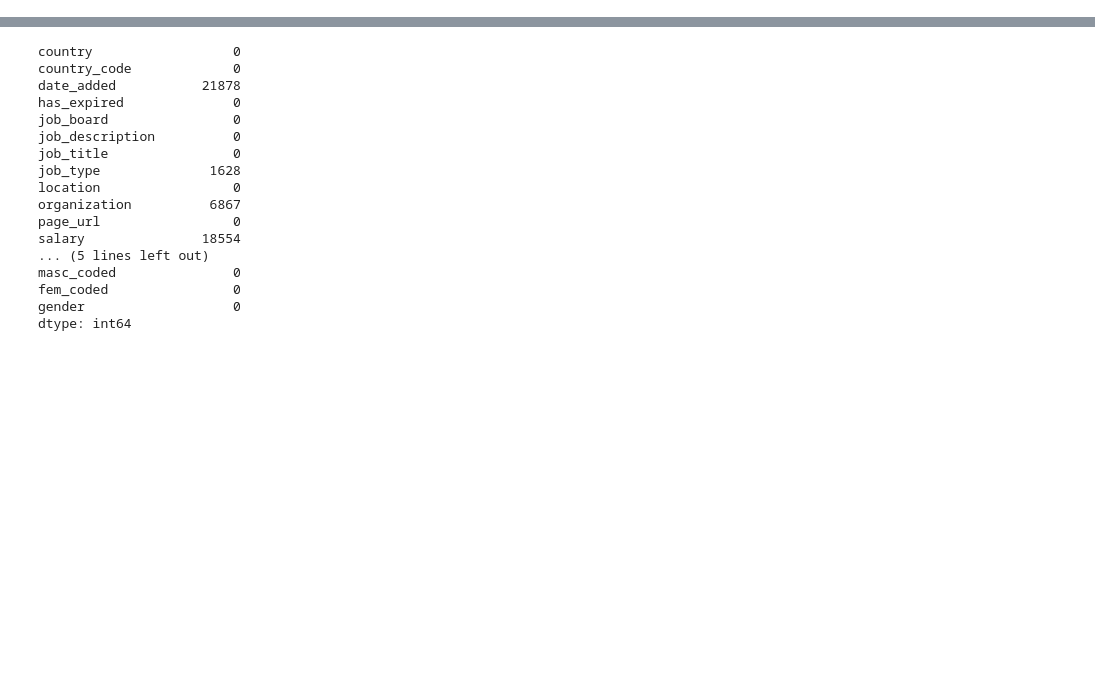
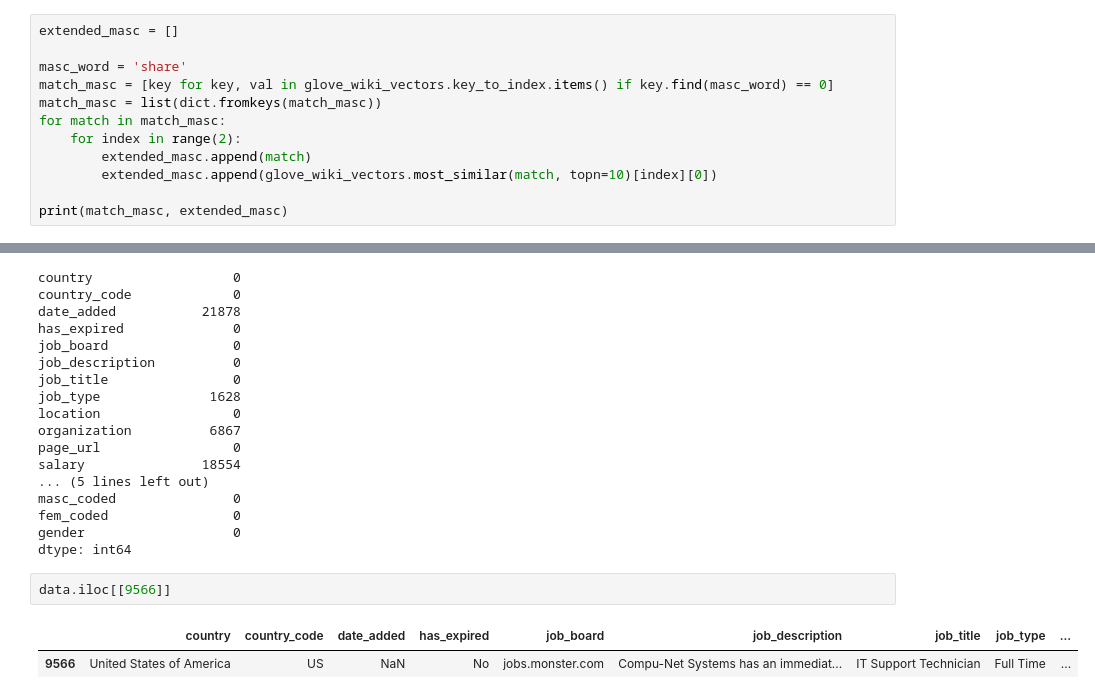
Before and after one commit to reneSalmon/fairjobs, a Jupyter notebook: notebooks/basemodel.ipynb, the cells around one changed output, grey strips where cells are left out. Drawn from its saved outputs; the diff is of its cells as text; blank space fills up the shorter version.

```diff
--- a/notebooks/basemodel.ipynb
+++ b/notebooks/basemodel.ipynb
@@ -258,3 +258,15 @@ glove_wiki_vectors = gensim.downloader.load('glove-wiki-gigaword-100')
 # %%
 from nltk.stem import PorterStemmer
 ps = PorterStemmer()
+# %%
+extended_masc = []
+
+masc_word = 'share'
+match_masc = [key for key, val in glove_wiki_vectors.key_to_index.items() if key.find(masc_word) == 0]
+match_masc = list(dict.fromkeys(match_masc))
+for match in match_masc:
+    for index in range(2):
+        extended_masc.append(match)
+        extended_masc.append(glove_wiki_vectors.most_similar(match, topn=10)[index][0])
+
+print(match_masc, extended_masc)
@@ -433,3 +439,8 @@ masc_coded               0
 fem_coded                0
 gender                   0
 dtype: int64
+# %%
+data.iloc[[9566]]
+# %% [output]
+|  | country | country_code | date_added | has_expired | job_board | job_description | job_title | job_type | ... |
+| 9566 | United States of America | US | NaN | No | jobs.monster.com | Compu-Net Systems has an immediat... | IT Support Technician | Full Time | ... |
```
Also changed, not shown: parts of 7 cells of this notebook, 4 other files.
